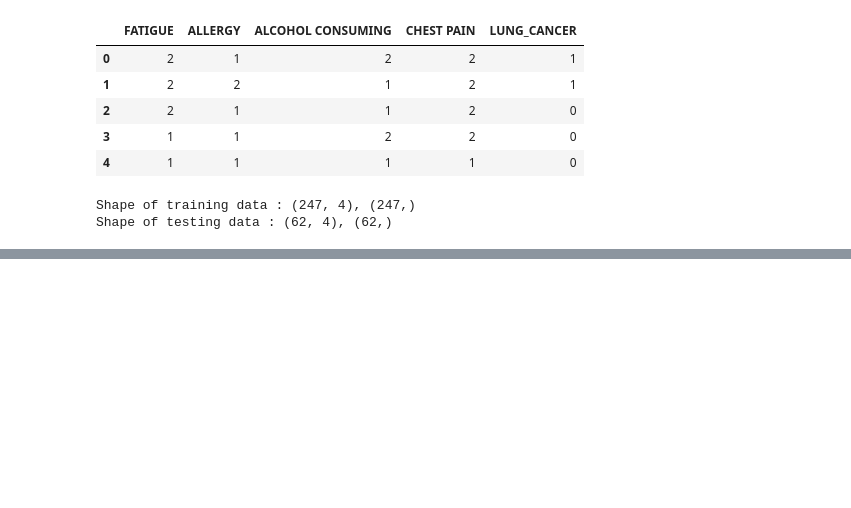
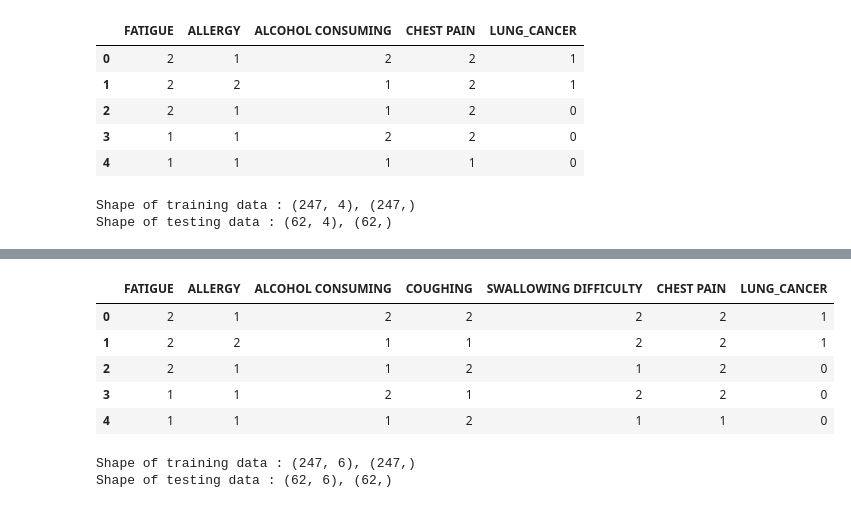
Before and after one commit to JoaoYukio/PCO114, a Jupyter notebook: Tarefa2/AnaliseDosDados.ipynb, the cells around one changed output, grey strips where cells are left out. Saved outputs shown, nothing was run; the diff lists cells and outputs as text; code cells hidden in the pictures; blank space fills up the shorter version.

```diff
--- a/Tarefa2/AnaliseDosDados.ipynb
+++ b/Tarefa2/AnaliseDosDados.ipynb
@@ -533,0 +529,31 @@ Epoch 50/50
+# %%
+#Para melhor visualização vou substituir os valores int64 para valores binarios (sim / nao)
+data_esc2 = data.copy()
+
+data_esc2["LUNG_CANCER"] = LabelEncoder.fit_transform(data_esc2["LUNG_CANCER"])
+data_esc2 = data_esc2.drop(["AGE","SMOKING", "YELLOW_FINGERS", "ANXIETY", "PEER_PRESSURE", "CHRONIC DISEASE", "WHEEZING", "SHORTNESS OF BREATH", "GENDER_F", "GENDER_M"], axis = 1)
+
+data_esc2.head()
+# %% [output]
+|  | FATIGUE | ALLERGY | ALCOHOL CONSUMING | COUGHING | SWALLOWING DIFFICULTY | CHEST PAIN | LUNG_CANCER |
+| 0 | 2 | 1 | 2 | 2 | 2 | 2 | 1 |
+| 1 | 2 | 2 | 1 | 1 | 2 | 2 | 1 |
+| 2 | 2 | 1 | 1 | 2 | 1 | 2 | 0 |
+| 3 | 1 | 1 | 2 | 1 | 2 | 2 | 0 |
+| 4 | 1 | 1 | 1 | 2 | 1 | 1 | 0 |
+# %%
+x2 = data_esc2.drop("LUNG_CANCER", axis = 1)
+y2 = data_esc2["LUNG_CANCER"]
+
+from sklearn.preprocessing import StandardScaler
+from sklearn.model_selection import train_test_split
+
+scaler = StandardScaler()
+x2 = scaler.fit_transform(x2)
+x_train2, x_test2, y_train2, y_test2 = train_test_split(x2,y2, test_size=0.2, random_state=42)
+
+print(f"Shape of training data : {x_train2.shape}, {y_train2.shape}")
+print(f"Shape of testing data : {x_test2.shape}, {y_test2.shape}")
+# %% [output]
+Shape of training data : (247, 6), (247,)
+Shape of testing data : (62, 6), (62,)
```
Also changed, not shown: parts of 17 cells of this notebook, 2 other files.
